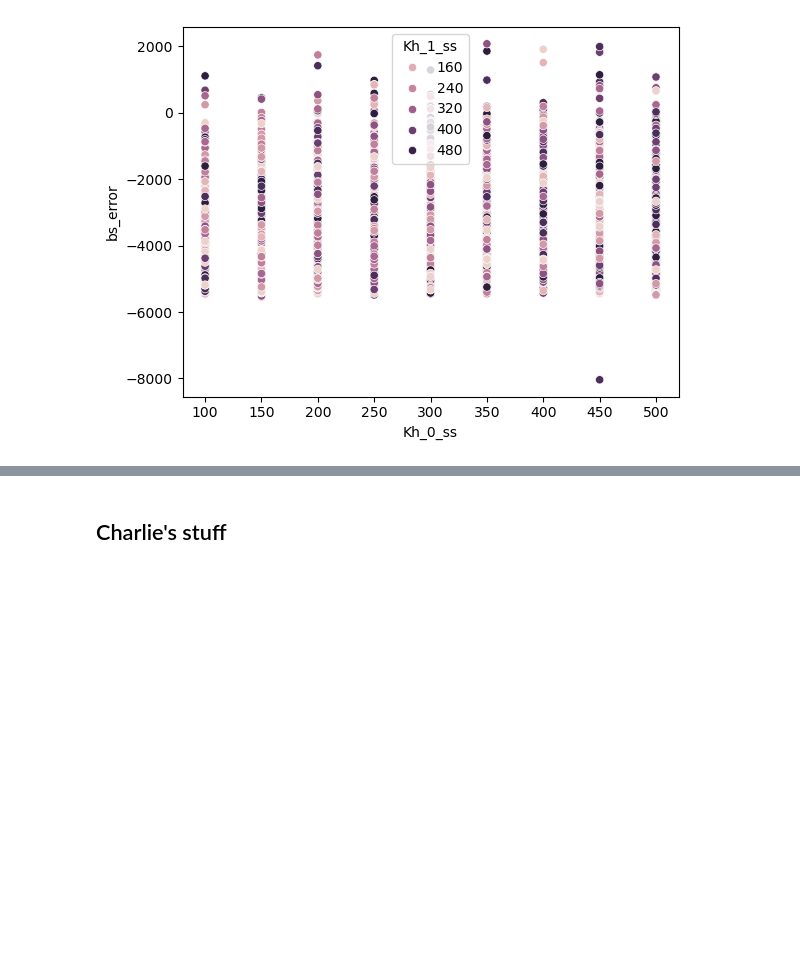
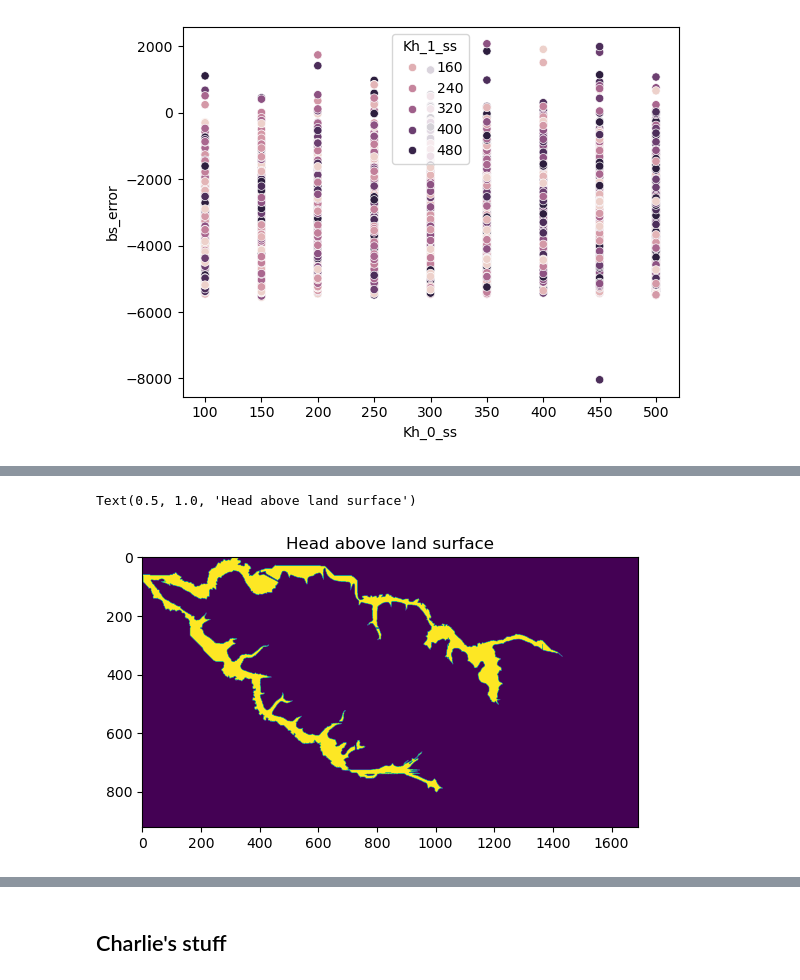
Before and after one commit to jhuang523/UMNBearSpring, a Jupyter notebook: EPM/steady_state/EPM.ipynb, the cells around one changed output, grey strips where cells are left out. Cells and saved outputs as stored; diff of their text form; code cells hidden in the pictures; blank space fills up the shorter version.

```diff
--- a/EPM/steady_state/EPM.ipynb
+++ b/EPM/steady_state/EPM.ipynb
@@ -447,0 +429,28 @@ ValueError: cannot reindex on an axis with duplicate labels
+# %%
+best_result = dict(best_result)
+year = 2019
+
+run = Config('EPM_2layer_best.yaml')
+run.load_polygon('watershed', 'springshed', 'subdomain')
+run.merge_polygons('merged', 'watershed_polygon', 'springshed_polygon')
+run.load_creeks()
+run.set_domain('subdomain_polygon')
+run.apply_DEM_to_domain()
+start = run.creeks.return_coordinates(186)[-1]
+nearest = get_nearest_point(start, run.merged_polygon)
+run.creeks.extend_creek(start, nearest)
+start = run.creeks.return_coordinates(154)[-1]
+nearest = get_nearest_point(start, run.merged_polygon)
+run.creeks.extend_creek(start, nearest)
+run.creeks.clip_creek(run.domain, 10)
+
+run.load_karst_features()
+run.extract_grid_params_from_domain()
+run.extract_top_config()
+run.extract_bottom_config()
+run.create_grid()
+run.import_idomain()
+run.extract_creek_cells()
+springshed_cells = run.extract_polygon_cells(run.springshed_polygon)
+springshed_top = np.hstack([np.zeros((springshed_cells.shape[0], 1)), springshed_cells])
+springshed_botm = np.hstack([np.ones((springshed_cells.shape[0], 1)), springshed_cells])
@@ -447,0 +477,3 @@ ValueError: cannot reindex on an axis with duplicate labels
+# %%
+run.recharge = index_to_date(run.recharge, 'DATE')
+run.recharge = run.recharge[run.recharge.index.year== year]['RCH[m/day]']
@@ -447,0 +496,10 @@ ValueError: cannot reindex on an axis with duplicate labels
+# %%
+run.extract_K_values()
+run.set_K_values(springshed_top, Kh = run.Kh_ss[0], Kv = run.Kv_ss[0])
+run.set_K_values(springshed_botm, Kh = run.Kh_ss[1], Kv = run.Kv_ss[1])
+drn_spd = run.extract_drain_spd()
+run.make_sim(lenuni = "METER", ws = f'EPM_2layer_{year}')
+run.add_npf_module()
+run.add_recharge_module(rech = run.recharge.mean())
+run.add_drains_module()
+success, buff = run.run_sim()
@@ -447,0 +554,7 @@ ValueError: cannot reindex on an axis with duplicate labels
+# %%
+head_above_ls = run.check_head_above_land_surface(return_type= 'bool')
+plt.imshow(head_above_ls)
+plt.title("Head above land surface")
+# %% [output]
+Text(0.5, 1.0, 'Head above land surface')
+[figure, added]
```
Also changed, not shown: parts of 25 cells of this notebook, 9 other files.
